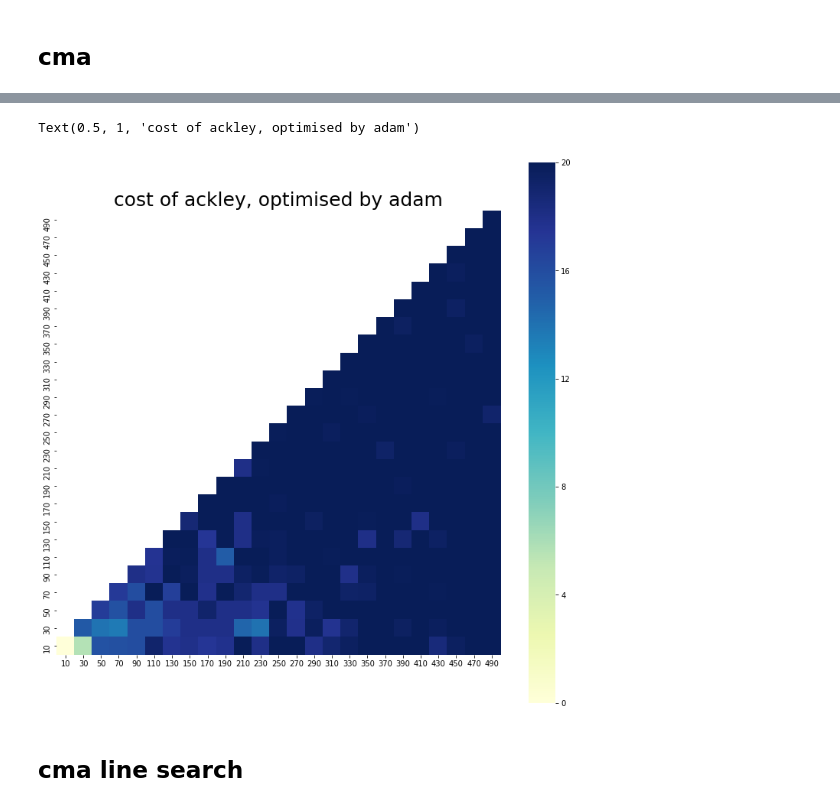
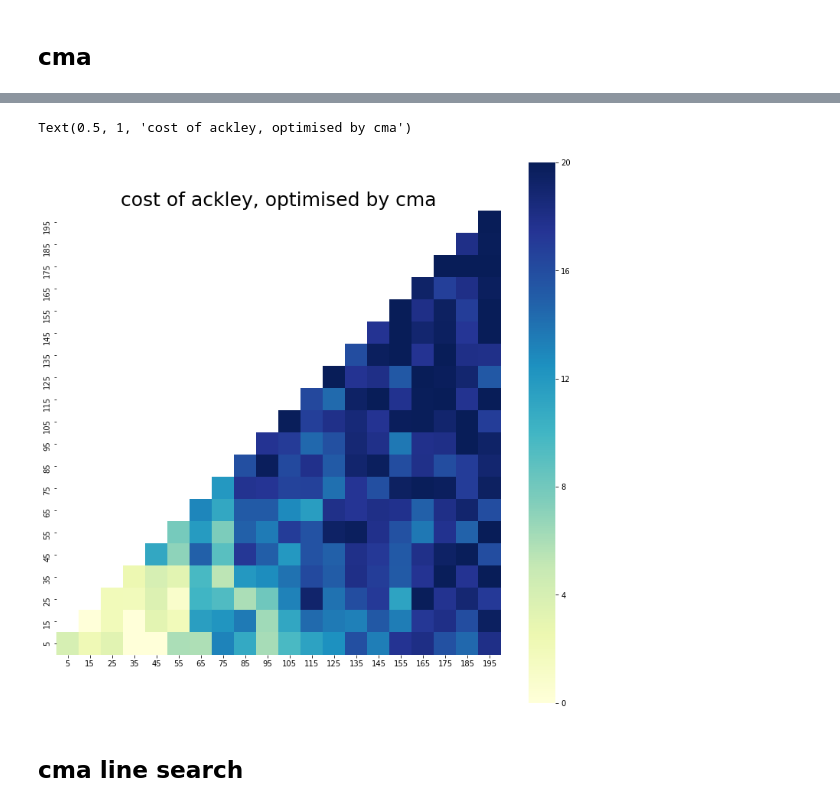
Before and after one commit to huajian1069/non-convex-optimisation, a Jupyter notebook: plot_statistical_convergence_cost_graph .ipynb, the cells around one changed output, grey strips where cells are left out. Saved outputs shown, nothing was run; the diff lists cells and outputs as text; code cells hidden in the pictures.

Commit message:
finish performance graphy, correct cma early stop condition

```diff
--- a/plot_statistical_convergence_cost_graph .ipynb
+++ b/plot_statistical_convergence_cost_graph .ipynb
@@ -480,8 +130,8 @@ Text(0.5, 1, 'cost of ackley, optimised by adam')
 # 1 optimiser
 opt = cma_es()
 optParas ={'x0': np.zeros((2,)),
-           'std': np.ones((2,)) * 3,
-           'tol': 1e-3,
+           'std': np.ones((2,)) * 30,
+           'tol': 1e-5,
            'adjust_func': do_nothing(),
            'record': False,
            'verbose': False}
@@ -492,8 +142,8 @@ obj = ackley()
 
 # 3 setup sample zone of multiple experiments
 zoneParas = {'origin': np.array([0, 0]),
-             'edge': np.array([500, 500]),
-             'step': 20,
+             'edge': np.array([200, 200]),
+             'step': 10,
              'size': 10,
              'sym': True}
 data = do_multiple_exps(obj, opt, zoneParas)
@@ -538,9 +190,9 @@ total time: 405.1644768714905,  time per eval:2.712559790149776e-06
 ana_cma_ak = post_analysis_zone(data)
 # %%
 ax = ana_cma_ak.plot_hotmap_cost(20)
-ax.set_title("cost of ackley, optimised by adam", fontsize=25)
+ax.set_title("cost of ackley, optimised by cma", fontsize=25)
 # %% [output]
-Text(0.5, 1, 'cost of ackley, optimised by adam')
+Text(0.5, 1, 'cost of ackley, optimised by cma')
-[figure, old version]
+[figure, new version]
 # %% [markdown]
 ## cma line search
```
Also changed, not shown: parts of 52 cells of this notebook, 4 other files.
